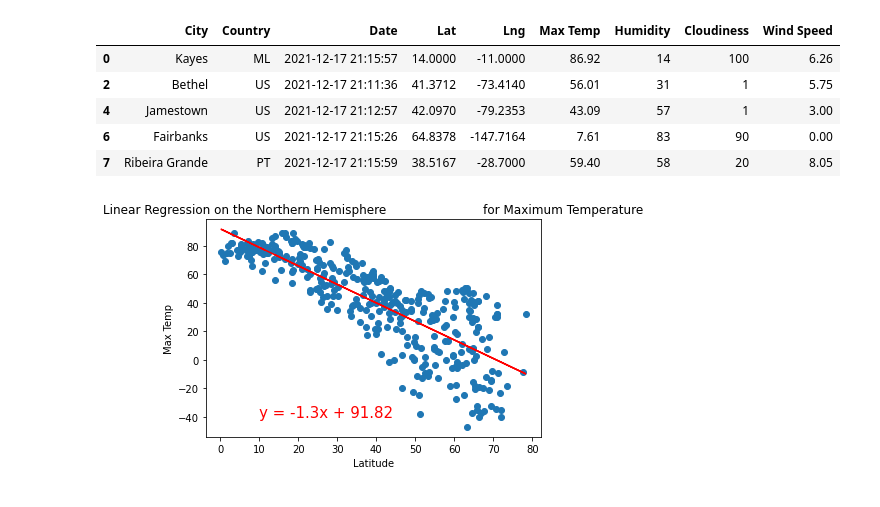
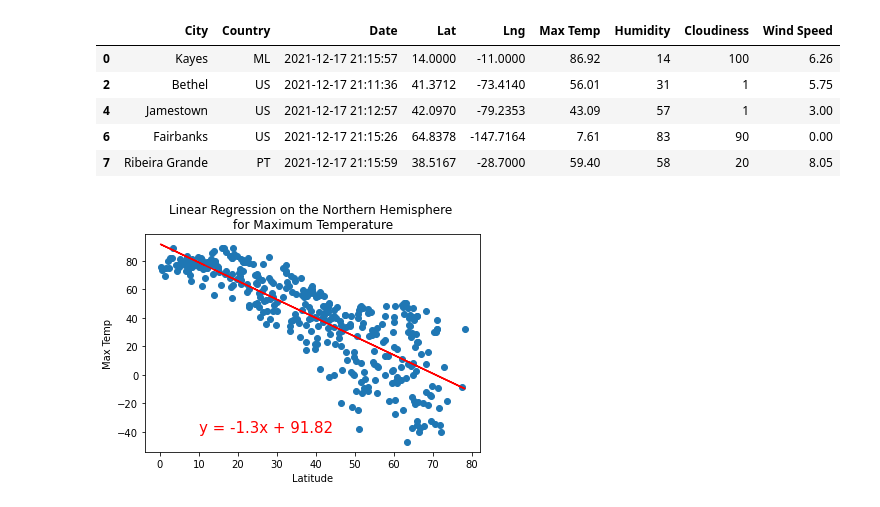
Before and after one commit to DarlenePenn/World_Weather_Analysis, a Jupyter notebook: WeatherPy.ipynb, the cells around one changed output. Saved outputs shown, nothing was run; the diff lists cells and outputs as text; code cells hidden in the pictures.

Commit message:
linear regression plots

```diff
--- a/WeatherPy.ipynb
+++ b/WeatherPy.ipynb
@@ -302,10 +302,10 @@ southern_hemi_df = city_data_df.loc[(city_data_df["Lat"] < 0)]
 # %%
 # Linear regression on the Northern Hemisphere
 x_values = northern_hemi_df["Lat"]
 y_values = northern_hemi_df["Max Temp"]
 # Call the function.
 plot_linear_regression(x_values, y_values,
-                       'Linear Regression on the Northern Hemisphere \
-                        for Maximum Temperature', 'Max Temp',(10,-40))
+                       'Linear Regression on the Northern Hemisphere \n'
+                        'for Maximum Temperature', 'Max Temp',(10,-40))
 # %% [output]
-[figure, old version]
+[figure, new version]
```
Also changed, not shown: parts of 7 cells of this notebook, 1 other file.
